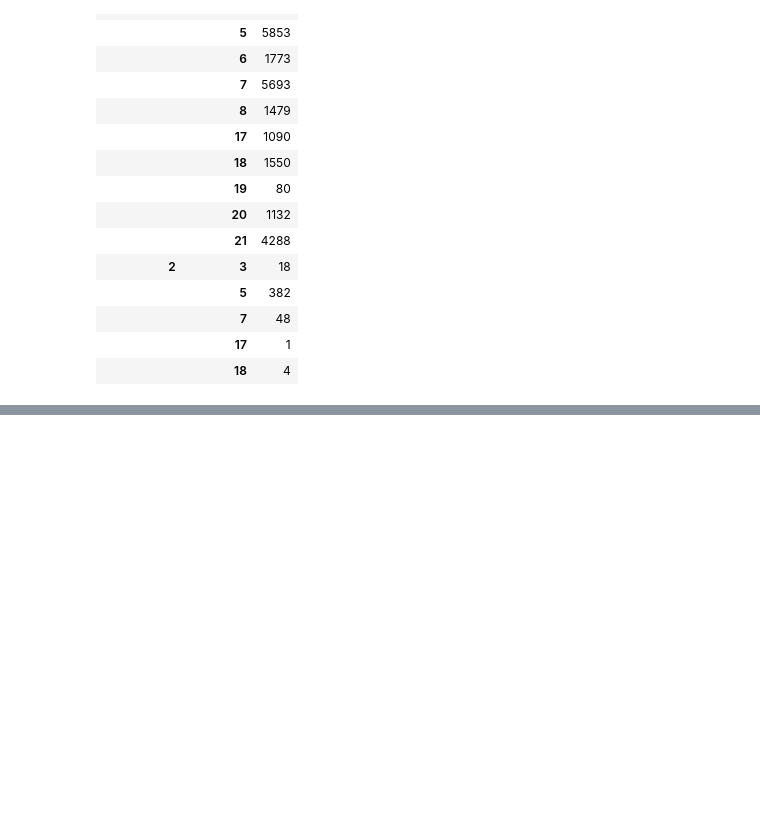
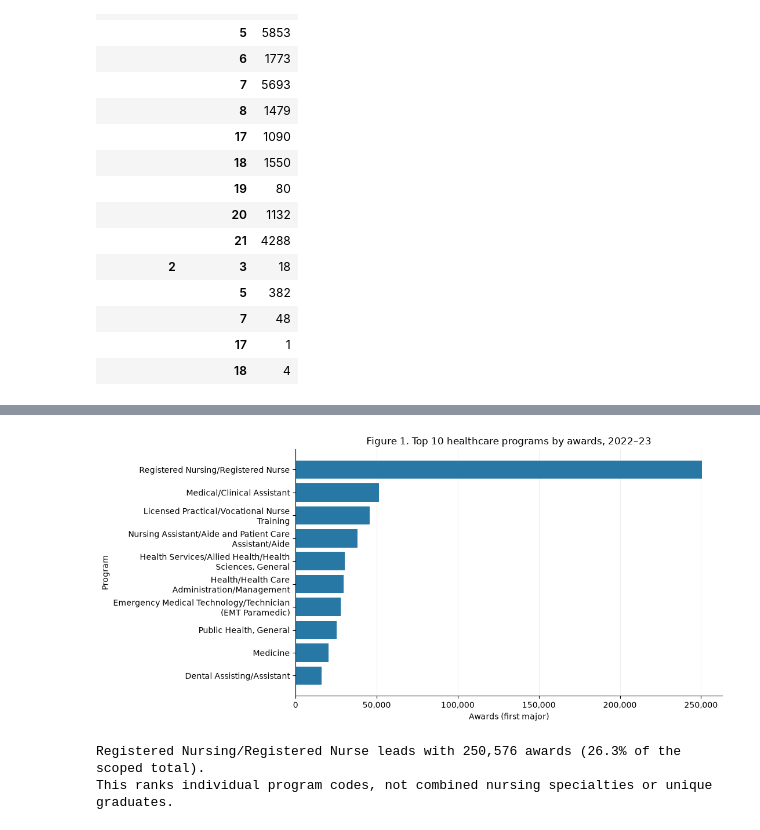
Before and after one commit to brandirobinson0581-cpu/ai-programming-foundations-project, a Jupyter notebook: data_workflow.ipynb, the cells around one changed output, grey strips where cells are left out. Drawn from its saved outputs; the diff is of its cells as text; code cells hidden in the pictures; blank space fills up the shorter version.

Commit message:
Implement cleaning, grouped award analysis and three charts

```diff
--- a/data_workflow.ipynb
+++ b/data_workflow.ipynb
@@ -103,0 +141,19 @@ Interpretation will be written after cleaning and analysis. These data measure a
+# %%
+def summarize_awards(data, category):
+    """Return award totals and shares for a named categorical column."""
+    summary = data.groupby(category, dropna=False)['CTOTALT'].sum(min_count=1)
+    summary = summary.sort_values(ascending=False).to_frame('awards')
+    summary['share'] = summary['awards'] / summary['awards'].sum()
+    return summary
+
+
+program_summary = summarize_awards(clean_df, 'PROGRAM_NAME')
+level_summary = summarize_awards(clean_df, 'AWARD_NAME')
+state_summary = summarize_awards(clean_df, 'STABBR')
+total_awards = int(clean_df.CTOTALT.sum())
+print(f'Total first-major healthcare awards: {total_awards:,}')
+display(program_summary.head(10))
+display(level_summary)
+display(state_summary.head(10))
+assert all(s.awards.sum() == total_awards
+           for s in [program_summary, level_summary, state_summary])
@@ -103,0 +204,31 @@ Interpretation will be written after cleaning and analysis. These data measure a
+# %%
+from textwrap import fill
+from matplotlib.ticker import StrMethodFormatter
+
+
+def plot_awards(summary, title, ylabel, top_n=None):
+    """Plot ranked award counts with wrapped labels and labeled axes."""
+    shown = summary.head(top_n) if top_n else summary
+    shown = shown.iloc[::-1]
+    fig, ax = plt.subplots(figsize=(11, max(5, 0.52 * len(shown))))
+    labels = [fill(str(label), width=43) for label in shown.index]
+    ax.barh(labels, shown['awards'], color='#2878A5')
+    ax.set(title=title, xlabel='Awards (first major)', ylabel=ylabel)
+    ax.xaxis.set_major_formatter(StrMethodFormatter('{x:,.0f}'))
+    ax.set_axisbelow(True)
+    ax.grid(axis='x', alpha=0.2)
+    sns.despine(ax=ax)
+    fig.tight_layout()
+    plt.show()
+
+
+plot_awards(program_summary, 'Figure 1. Top 10 healthcare programs by awards, 2022–23', 'Program', 10)
+# %% [output]
+[figure, added]
+# %%
+print(f"{program_summary.index[0]} leads with {program_summary.iloc[0].awards:,.0f} awards "
+      f"({program_summary.iloc[0]['share']:.1%} of the scoped total).")
+print('This ranks individual program codes, not combined nursing specialties or unique graduates.')
+# %% [output]
+Registered Nursing/Registered Nurse leads with 250,576 awards (26.3% of the scoped total).
+This ranks individual program codes, not combined nursing specialties or unique graduates.
```
Also changed, not shown: parts of 15 cells of this notebook, 1 other file.
